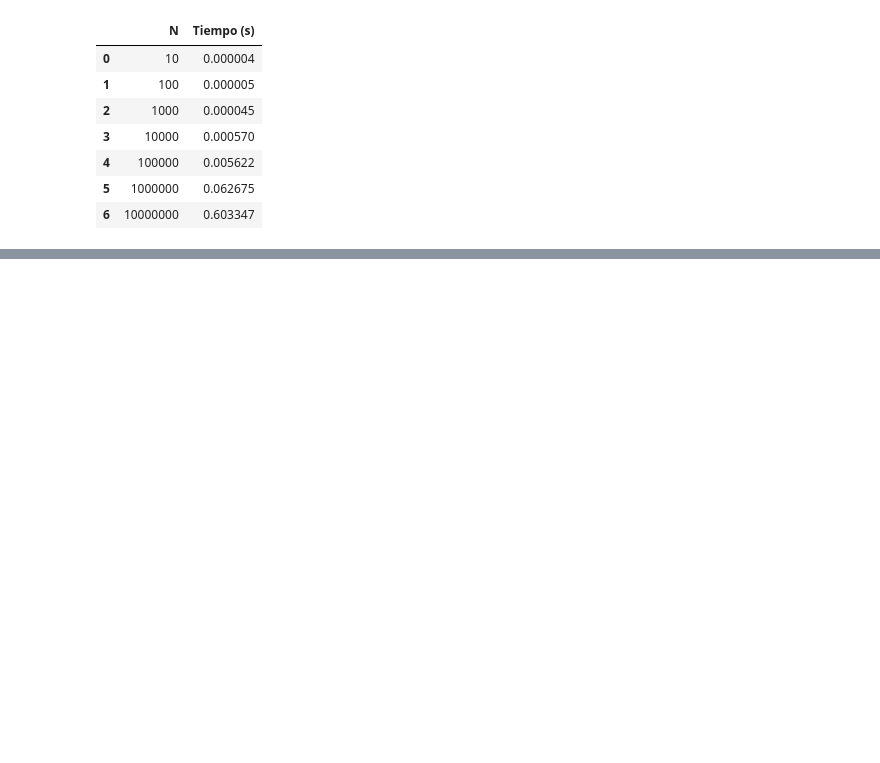
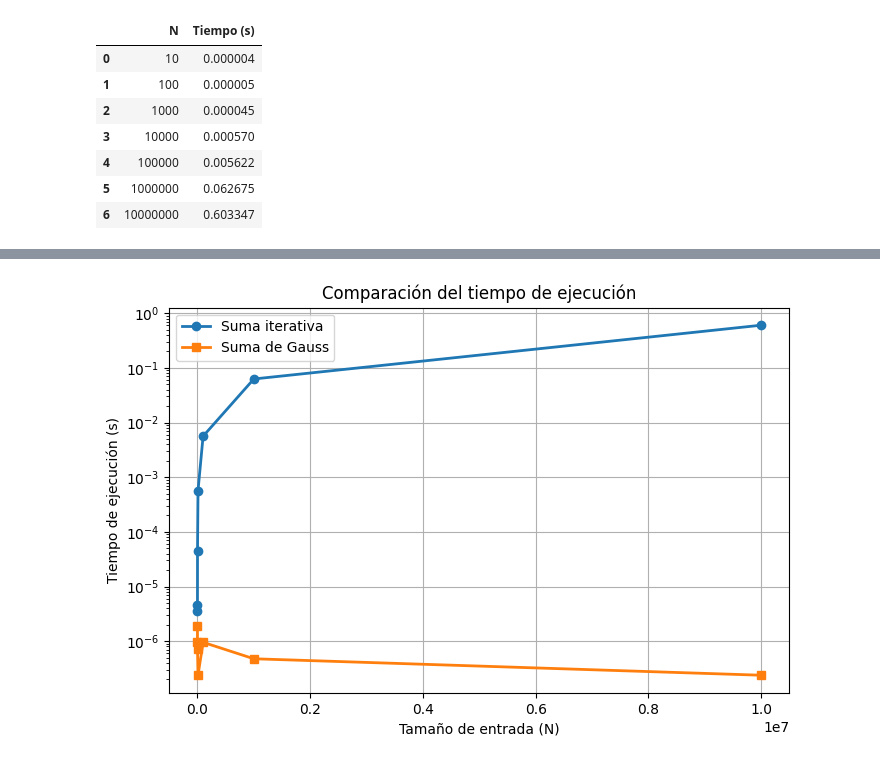
Before and after one commit to isegura/ED, a Jupyter notebook: tema3/Analisis_Empirico_01.ipynb, the cells around one changed output, grey strips where cells are left out. Cells and saved outputs as stored; diff of their text form; code cells hidden in the pictures; blank space fills up the shorter version.

```diff
--- a/tema3/Analisis_Empirico_01.ipynb
+++ b/tema3/Analisis_Empirico_01.ipynb
@@ -82,0 +132,28 @@ plt.show()
+# %%
+plt.figure(figsize=(8,5))
+
+plt.plot(df["N"],
+         df["Tiempo (s)"],
+         marker="o",
+         linewidth=2,
+         label="Suma iterativa")
+
+plt.plot(df_gauss["N"],
+         df_gauss["Tiempo (s)"],
+         marker="s",
+         linewidth=2,
+         label="Suma de Gauss")
+
+# Utiliza una escala logarítmica en el eje Y para facilitar la comparación
+# entre algoritmos con tiempos de ejecución muy diferentes.
+plt.yscale("log")
+
+plt.title("Comparación del tiempo de ejecución")
+plt.xlabel("Tamaño de entrada (N)")
+plt.ylabel("Tiempo de ejecución (s)")
+plt.grid(True)
+plt.legend()
+
+plt.show()
+# %% [output]
+[figure, added]
```
Also changed, not shown: parts of 11 cells of this notebook.
